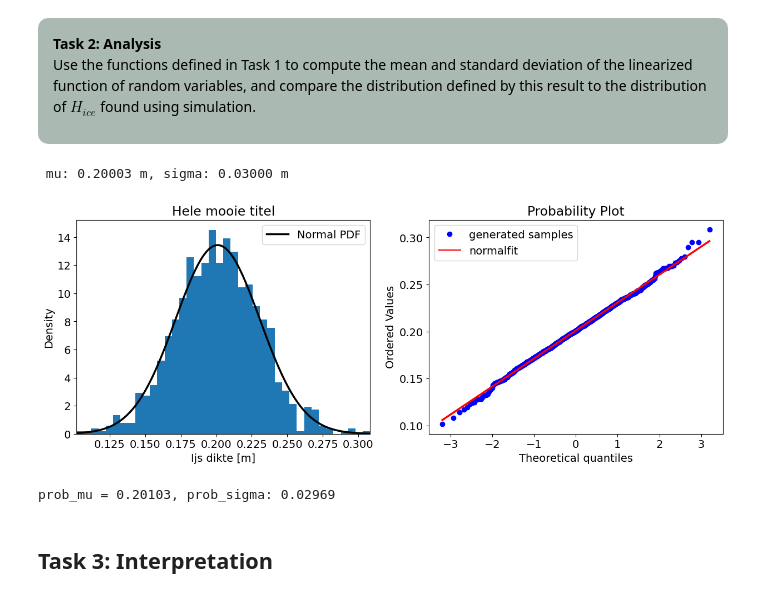
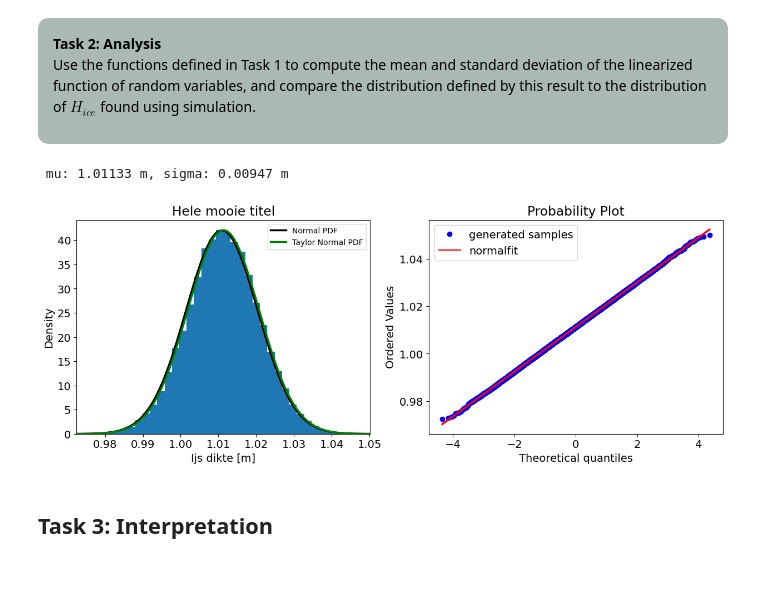
Before and after one commit to GeorgeNikolov/MUDE_PAs, a Jupyter notebook: Week_1_2/solved_Week_2_One_Piece_at_a_Time.ipynb, the cells around one changed output. Cells and saved outputs as stored; diff of their text form; code cells hidden in the pictures.

Commit message:
Made changes to the normal PDF graph in Task 2

```diff
--- a/Week_1_2/solved_Week_2_One_Piece_at_a_Time.ipynb
+++ b/Week_1_2/solved_Week_2_One_Piece_at_a_Time.ipynb
@@ -112,7 +112,7 @@ def H_taylor(mu_H0, mu_iT, sigma_H0, sigma_iT):
 
     l = 333.4 * 1000
 
-    d_t = 3
+    d_t = 3*24*3600
 
     constant = (2 * K_ice) / (rho_ice * l) * d_t
 
@@ -133,7 +133,7 @@ def H_taylor(mu_H0, mu_iT, sigma_H0, sigma_iT):
     return mu_H, np.sqrt(sigma_H)
 
 
-def samples_plot(N, mu_H0, mu_iT, sigma_H0, sigma_iT):
+def samples_plot(N, mu_H0, mu_iT, sigma_H0, sigma_iT,mu_H, sigma_H):
     """Generate samples and plots for V
 
     Compares the approximated Normal distribution of V to numerically
@@ -145,7 +145,7 @@ def samples_plot(N, mu_H0, mu_iT, sigma_H0, sigma_iT):
     Return: a plot and the mean and std dev of simulated values of H_ice.
     """
 
-    d_t = 3
+    d_t = 3*24*3600
 
     K_ice = 2.2
 
@@ -158,32 +158,32 @@ def samples_plot(N, mu_H0, mu_iT, sigma_H0, sigma_iT):
     H0_samples = np.random.normal(mu_H0, sigma_H0, N)
     iT_samples = np.random.normal(mu_iT, sigma_iT, N)
 
-    H_samples = np.sqrt(constant * iT_samples + H0_samples**2)
-    mu_H = np.mean(H_samples)
-    sigma_H = np.std(H_samples)
+    H_samples_given = np.sqrt(constant * iT_samples + H0_samples**2)
+    mu_H_given = np.mean(H_samples_given)
+    sigma_H_given = np.std(H_samples_given)
 
-    xmin = np.min(H_samples)
-    xmax = np.max(H_samples)
+    H_samples_calc = np.random.normal(mu_H, sigma_H, N)
+    xmin = np.min(H_samples_calc)
+    xmax = np.max(H_samples_calc)
 
     x = np.linspace(xmin, xmax, 100)
 
     fig, ax = plt.subplots(1, 2, figsize=(15, 5), label="Empirical PDF of H")
 
-    ax[0].hist(H_samples, bins=40, density=True)
+    ax[0].hist(H_samples_calc, bins=40, density=True)
 
-    ax[0].plot(x, norm.pdf(x, mu_H, sigma_H), color="black", lw=2.5, label="Normal PDF")
+    ax[0].plot(x, norm.pdf(x, mu_H_given, sigma_H_given), color="black", lw=2.5)
+    ax[0].plot(x, norm.pdf(x,mu_H,sigma_H), color="green", lw=2.5)
     ax[0].set_xlim(xmin, xmax)
-    ax[0].legend()
+    ax[0].legend(["Normal PDF", "Taylor Normal PDF"], fontsize = "10", loc = "upper right")
     ax[0].set_xlabel("Ijs dikte [m]")
     ax[0].set_ylabel("Density")
     ax[0].set_title("Hele mooie titel")
 
-    probplot(H_samples, dist=norm, fit=True, plot=ax[1])
+    probplot(H_samples_calc, dist=norm, fit=True, plot=ax[1])
     ax[1].legend(['generated samples', 'normalfit'])
     ax[1].get_lines()[1].set_linewidth(2.5)
     plt.show()
-
-    return mu_H, sigma_H
 # %% [markdown]
 ## Task 2: Analysis
 # %% [markdown]
@@ -194,25 +194,24 @@ Use the functions defined in Task 1 to compute the mean and standard deviation o
 </p>
 </div>
 # %%
-N = 1000
+N = 100000
 mu_H0 = 0.2
 mu_iT = 263
 sigma_H0 = 0.03
 sigma_iT = 4
 
 mu, sigma = H_taylor(mu_H0, mu_iT, sigma_H0, sigma_iT)
 
 print(f' mu: {mu:.5f} m, sigma: {sigma:.5f} m')
 
 np.random.seed(5)
 
-prob_mu, prob_sigma = samples_plot(N, mu_H0, mu_iT, sigma_H0, sigma_iT)
+samples_plot(N, mu_H0, mu_iT, sigma_H0, sigma_iT, mu, sigma)
 
-print(f'prob_mu = {prob_mu:.5f}, prob_sigma: {prob_sigma:.5f}')
+#print(f'prob_mu = {prob_mu:.5f}, prob_sigma: {prob_sigma:.5f}')
 # %% [output]
- mu: 0.20003 m, sigma: 0.03000 m
+ mu: 1.01133 m, sigma: 0.00947 m
-[figure, old version]
+[figure, new version]
-prob_mu = 0.20103, prob_sigma: 0.02969
 # %% [markdown]
 ## Task 3: Interpretation
 # %% [markdown]
```
